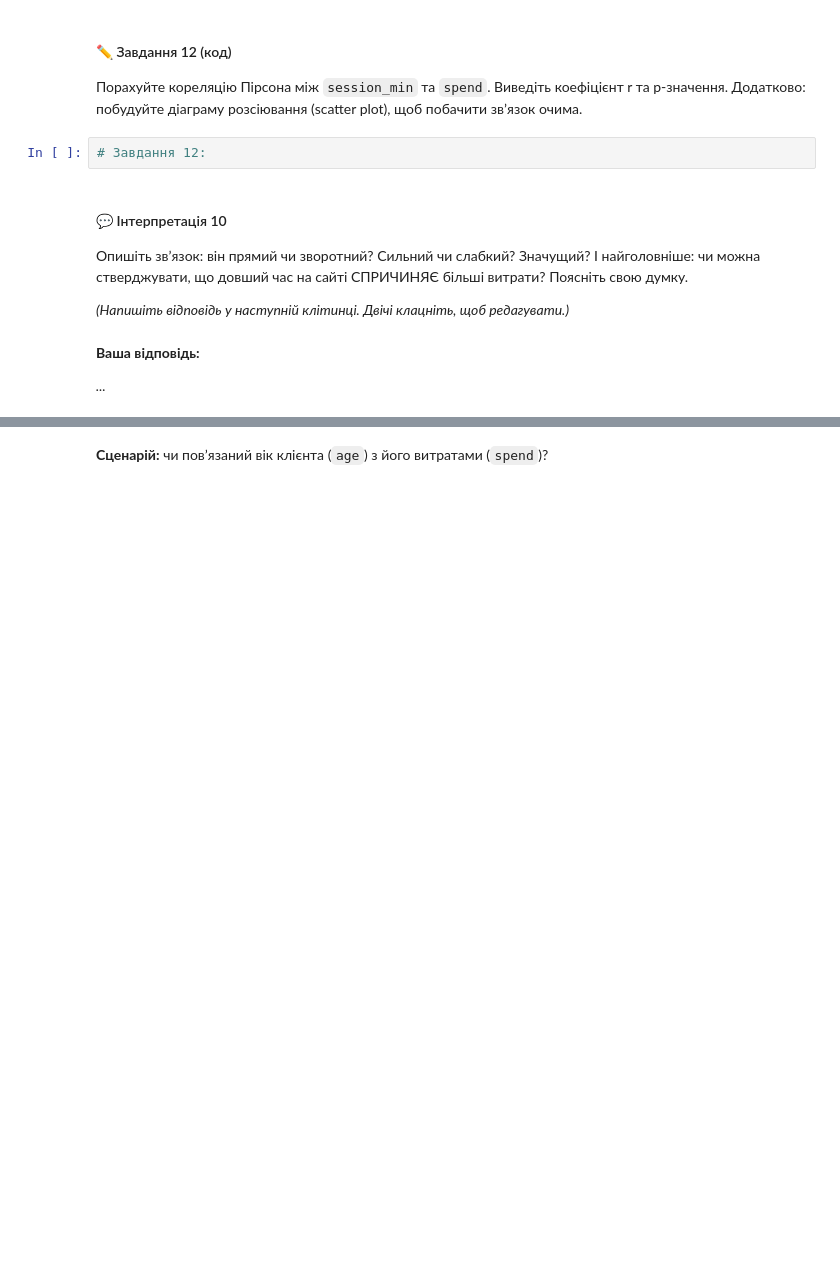
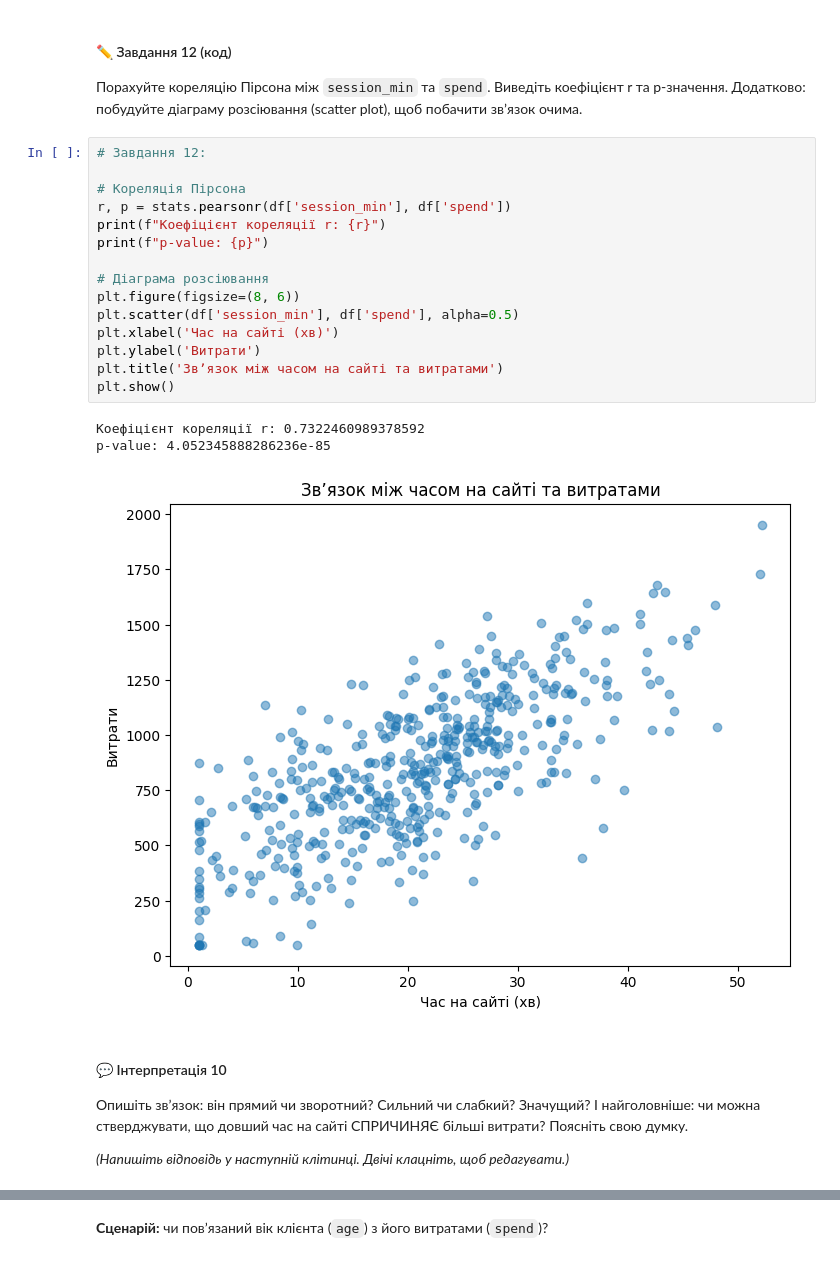
Before and after one commit to VikiTarasova/DTA_2026, a Jupyter notebook: Homework/17_06_26_practice_stat_tests.ipynb, the cells around one changed output, grey strips where cells are left out. Cells and saved outputs as stored; diff of their text form; blank space fills up the shorter version.

```diff
--- a/Homework/17_06_26_practice_stat_tests.ipynb
+++ b/Homework/17_06_26_practice_stat_tests.ipynb
@@ -481,15 +546,28 @@ p-значення: 2.675254007715425e-25
 #### ✏️ Завдання 12 (код)
 
 Порахуйте кореляцію Пірсона між `session_min` та `spend`. Виведіть коефіцієнт r та p-значення. Додатково: побудуйте діаграму розсіювання (scatter plot), щоб побачити звʼязок очима.
-# %%
-# Завдання 12:
+# %%
+# Завдання 12:
+
+# Кореляція Пірсона
+r, p = stats.pearsonr(df['session_min'], df['spend'])
+print(f"Коефіцієнт кореляції r: {r}")
+print(f"p-value: {p}")
+
+# Діаграма розсіювання
+plt.figure(figsize=(8, 6))
+plt.scatter(df['session_min'], df['spend'], alpha=0.5)
+plt.xlabel('Час на сайті (хв)')
+plt.ylabel('Витрати')
+plt.title('Звʼязок між часом на сайті та витратами')
+plt.show()
+# %% [output]
+Коефіцієнт кореляції r: 0.7322460989378592
+p-value: 4.052345888286236e-85
+[figure, added]
 # %% [markdown]
 #### 💬 Інтерпретація 10
 
 Опишіть звʼязок: він прямий чи зворотний? Сильний чи слабкий? Значущий? І найголовніше: чи можна стверджувати, що довший час на сайті СПРИЧИНЯЄ більші витрати? Поясніть свою думку.
 
 *(Напишіть відповідь у наступній клітинці. Двічі клацніть, щоб редагувати.)*
-# %% [markdown]
-**Ваша відповідь:**
-
-*...*
```
Also changed, not shown: parts of 54 cells of this notebook.
